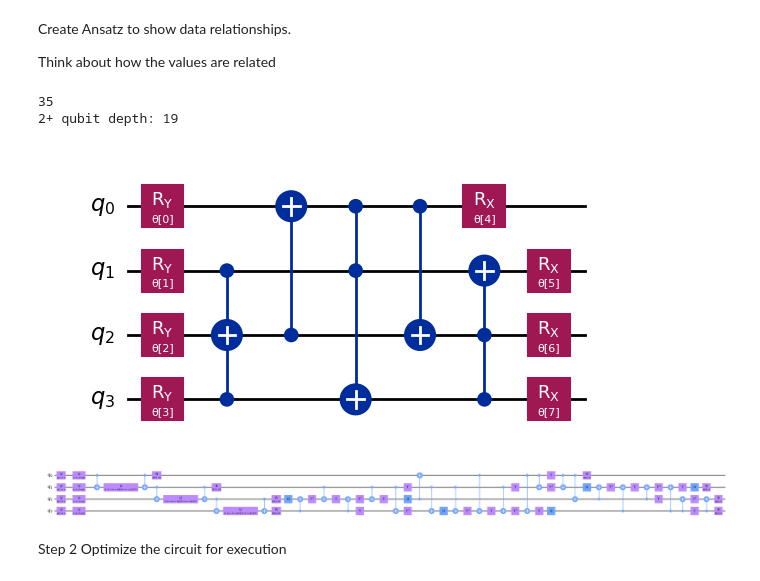
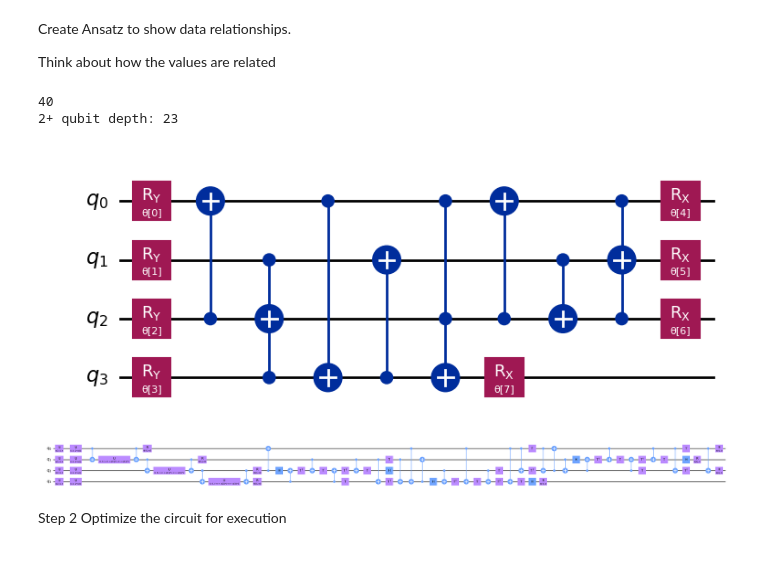
Before and after one commit to peoplesinc/air-pollution-data, a Jupyter notebook: baltimore-figures/baltimore_qml.ipynb, the cells around one changed output. Drawn from its saved outputs; the diff is of its cells as text; code cells hidden in the pictures.

```diff
--- a/baltimore-figures/baltimore_qml.ipynb
+++ b/baltimore-figures/baltimore_qml.ipynb
@@ -491,25 +501,27 @@ Think about how the values are related
 # %%
 # Import the necessary packages
 from qiskit import QuantumCircuit
 
 # Here is a list of qubit pairs between which we want CNOT gates. The choice of these is not yet obvious.
 # Change this to include ALL of the demographic group qubits
 
-qnn_cnot_list = [[1,3,2],[2,0],[0,1,3],[0,2],[3,2,1]] #Ansatz
+#qnn_cnot_list = [[2,0],[1,3,2],[0,3],[3,1],[0,1,3],[2,0],[1,2]] #Ansatz
+
+qnn_cnot_list = [[2,0],[1,3,2],[0,3],[3,1],[0,2,3],[2,0],[1,2],[0,2,1]] #Ansatz
 
 ansatz = create_ansatz_circuit(qubits=num_qubits, superposition=False, gate_list=qnn_cnot_list)
 # Check the circuit depth, and the two-qubit gate depth
 print(ansatz.decompose().depth())
 print(
     f"2+ qubit depth: {ansatz.decompose().depth(lambda instr: len(instr.qubits) > 1)}"
 )
 
 # Draw the circuit
 ansatz.draw("mpl")
 # %% [output]
-35
-2+ qubit depth: 19
+40
+2+ qubit depth: 23
-[figure, old version]
+[figure, new version]
 # %%
 # QNN ansatz
 
@@ -522,7 +534,7 @@ full_circuit.compose(ansatz, range(num_qubits), inplace=True)
 # Display the circuit
 full_circuit.decompose().draw("mpl", style="clifford", fold=-1)
 # %% [output]
-[figure, old version]
+[figure, new version]
 # %% [markdown]
 Step 2
 Optimize the circuit for execution
```
Also changed, not shown: parts of 10 cells of this notebook, 2 other files.
